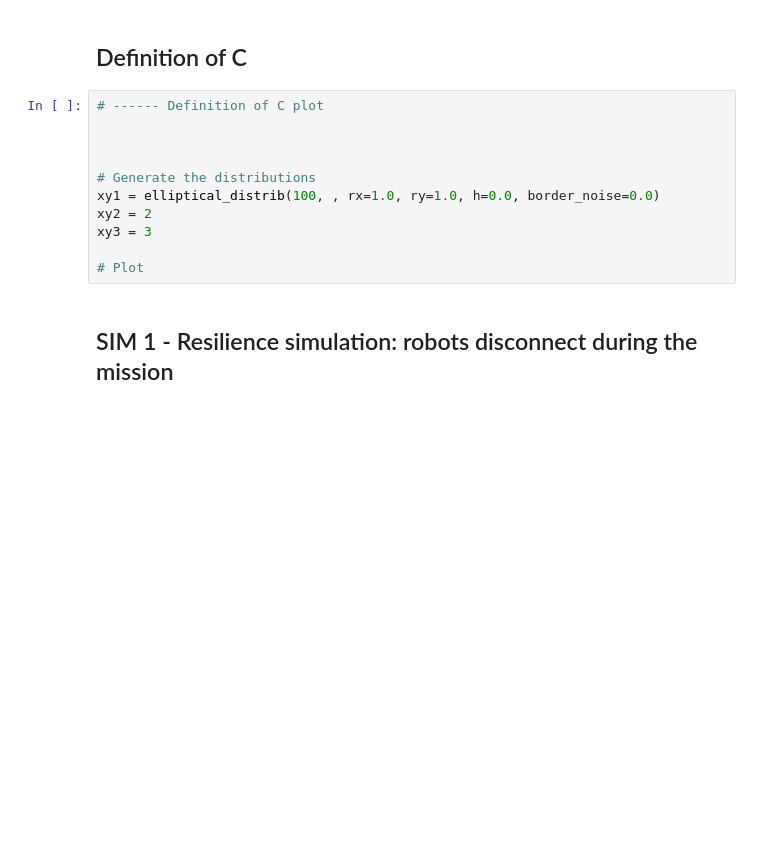
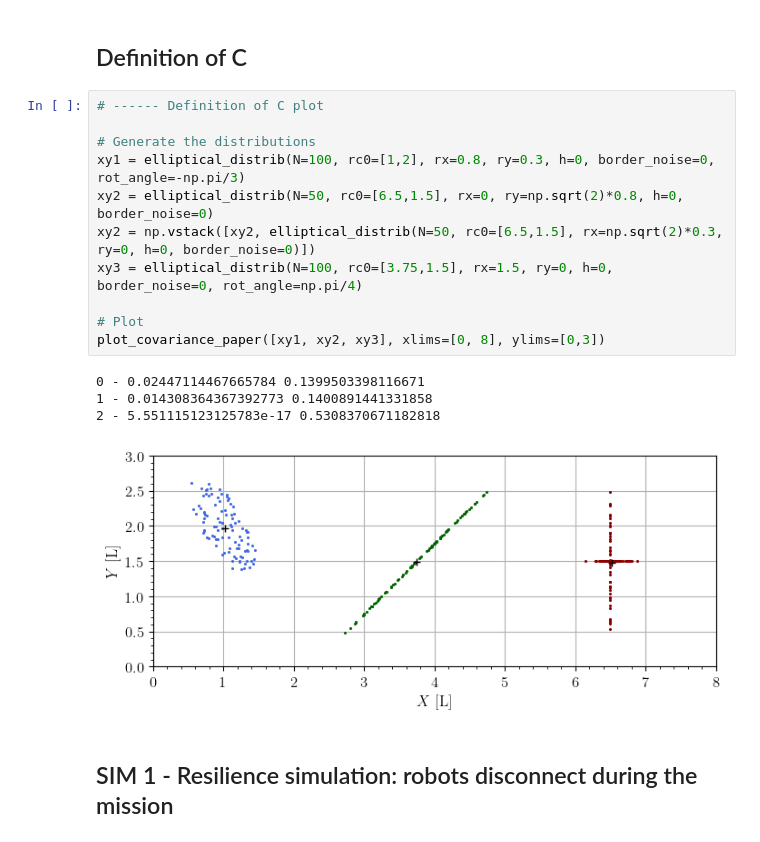
Before and after one commit to Swarm-Systems-Lab/dispersion-formation-control, a Jupyter notebook: notebooks/paper_figures.ipynb, the cells around one changed output. Cells and saved outputs as stored; diff of their text form; blank space fills up the shorter version.

Commit message:
[refactor] update namespace to align with ssl_simulator changes, and include covariance plot

```diff
--- a/notebooks/paper_figures.ipynb
+++ b/notebooks/paper_figures.ipynb
@@ -32,16 +34,21 @@ createDir(OUTPUT_PATH)
 # %% [markdown]
 ## Definition of C
-# %%
-# ------ Definition of C plot
-
-
-
-# Generate the distributions
-xy1 = elliptical_distrib(100, , rx=1.0, ry=1.0, h=0.0, border_noise=0.0)
-xy2 = 2
-xy3 = 3
-
-# Plot
+# %%
+# ------ Definition of C plot
+
+# Generate the distributions
+xy1 = elliptical_distrib(N=100, rc0=[1,2], rx=0.8, ry=0.3, h=0, border_noise=0, rot_angle=-np.pi/3)
+xy2 = elliptical_distrib(N=50, rc0=[6.5,1.5], rx=0, ry=np.sqrt(2)*0.8, h=0, border_noise=0)
+xy2 = np.vstack([xy2, elliptical_distrib(N=50, rc0=[6.5,1.5], rx=np.sqrt(2)*0.3, ry=0, h=0, border_noise=0)])
+xy3 = elliptical_distrib(N=100, rc0=[3.75,1.5], rx=1.5, ry=0, h=0, border_noise=0, rot_angle=np.pi/4)
+
+# Plot
+plot_covariance_paper([xy1, xy2, xy3], xlims=[0, 8], ylims=[0,3])
+# %% [output]
+0 - 0.02447114467665784 0.1399503398116671
+1 - 0.014308364367392773 0.1400891441331858
+2 - 5.551115123125783e-17 0.5308370671182818
+[figure, added]
 # %% [markdown]
 ## SIM 1 - Resilience simulation: robots disconnect during the mission
 # %%
```
Also changed, not shown: parts of 5 cells of this notebook, 12 other files.
